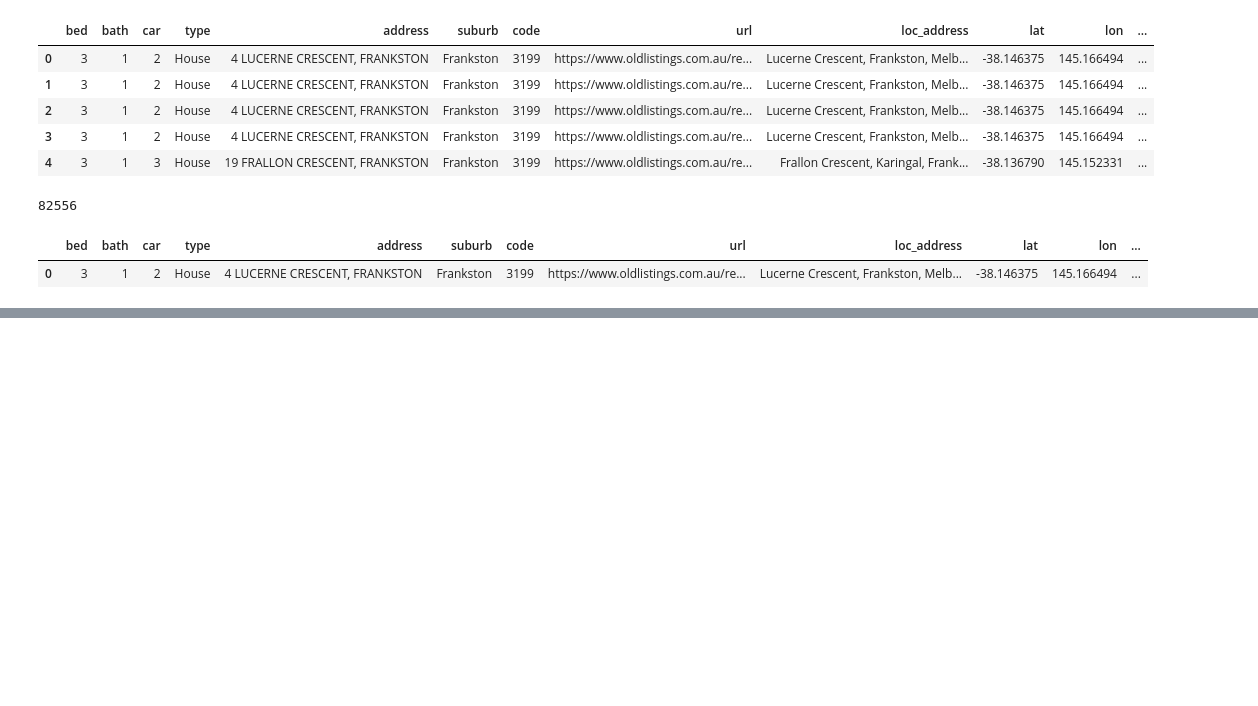
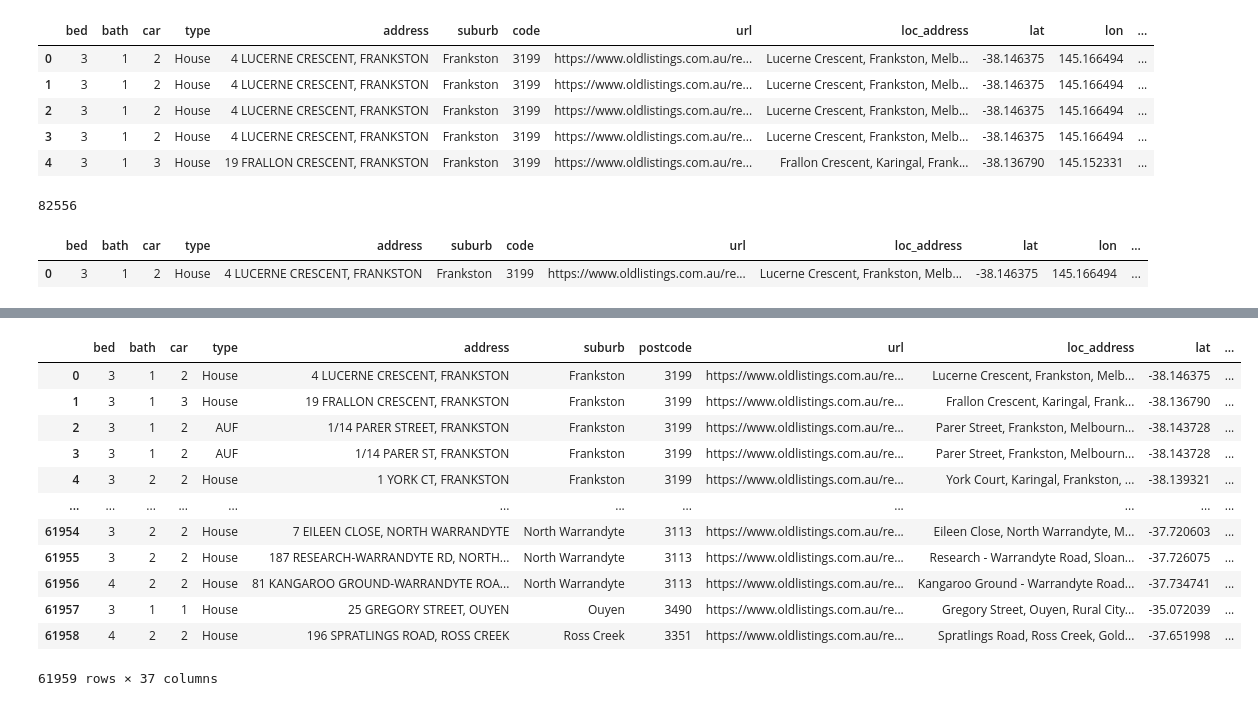
Before and after one commit to MAST30034-Applied-Data-Science/generic-real-estate-consulting-project-group-0, a Jupyter notebook: notebooks/feature_enger.ipynb, the cells around one changed output, grey strips where cells are left out. Saved outputs shown, nothing was run; the diff lists cells and outputs as text; code cells hidden in the pictures; blank space fills up the shorter version.

```diff
--- a/notebooks/feature_enger.ipynb
+++ b/notebooks/feature_enger.ipynb
@@ -96,0 +184,11 @@ KeyError: 12
+# %%
+school_df = pd.read_csv('../data/raw/schools.csv')
+school_df = school_df.drop(['Entity_Type', 'School_No', 'School_Status', 'Address_Line_1', 'Address_Line_2',
+         'Address_Town', 'Address_State', 'Address_Postcode',
+         'Postal_Address_Line_1', 'Postal_Address_Line_2', 'Postal_Town',
+         'Postal_State', 'Postal_Postcode', 'Full_Phone_No', 'LGA_ID',
+         'LGA_Name'], axis=1)
+school_type = ['Primary', 'Secondary', 'Pri/Sec']
+school_df = school_df.loc[school_df['School_Type'].isin(school_type)]
+school_df['geo_coordinate'] = [(x, y) for x,y in zip(school_df['Y'], school_df['X'])]
+school_df.head()
@@ -96,0 +202,4 @@ KeyError: 12
+# %%
+from scipy.spatial.distance import cdist
+df3['geo_coordinate'] = [(x, y) for x,y in zip(df3['lat'], df3['lon'])]
+df3.head()
@@ -96,0 +214,27 @@ KeyError: 12
+# %%
+def closest_point(point, points):
+    """ Find closest point from a list of points. """
+    return points[cdist([point], points).argmin()]
+
+def match_value(df, col1, x, col2):
+    """ Match value x from col1 row to value in col2. """
+    return df[df[col1] == x][col2].values[0]
+# %%
+df3['closest_school_loc'] = tqdm([closest_point(x, list(school_df['geo_coordinate'])) for x in df3['geo_coordinate']])
+df3['school_name'] = tqdm([match_value(school_df, 'geo_coordinate', x, 'School_Name') for x in df3['closest_school_loc']])
+# %%
+df3
+# %% [output]
+|  | bed | bath | car | type | address | suburb | postcode | url | loc_address | lat | ... |
+| 0 | 3 | 1 | 2 | House | 4 LUCERNE CRESCENT, FRANKSTON | Frankston | 3199 | https://www.oldlistings.com.au/re... | Lucerne Crescent, Frankston, Melb... | -38.146375 | ... |
+| 1 | 3 | 1 | 3 | House | 19 FRALLON CRESCENT, FRANKSTON | Frankston | 3199 | https://www.oldlistings.com.au/re... | Frallon Crescent, Karingal, Frank... | -38.136790 | ... |
+| 2 | 3 | 1 | 2 | AUF | 1/14 PARER STREET, FRANKSTON | Frankston | 3199 | https://www.oldlistings.com.au/re... | Parer Street, Frankston, Melbourn... | -38.143728 | ... |
+| 3 | 3 | 1 | 2 | AUF | 1/14 PARER ST, FRANKSTON | Frankston | 3199 | https://www.oldlistings.com.au/re... | Parer Street, Frankston, Melbourn... | -38.143728 | ... |
+| 4 | 3 | 2 | 2 | House | 1 YORK CT, FRANKSTON | Frankston | 3199 | https://www.oldlistings.com.au/re... | York Court, Karingal, Frankston, ... | -38.139321 | ... |
+| ... | ... | ... | ... | ... | ... | ... | ... | ... | ... | ... | ... |
+| 61954 | 3 | 2 | 2 | House | 7 EILEEN CLOSE, NORTH WARRANDYTE | North Warrandyte | 3113 | https://www.oldlistings.com.au/re... | Eileen Close, North Warrandyte, M... | -37.720603 | ... |
+| 61955 | 3 | 2 | 2 | House | 187 RESEARCH-WARRANDYTE RD, NORTH... | North Warrandyte | 3113 | https://www.oldlistings.com.au/re... | Research - Warrandyte Road, Sloan... | -37.726075 | ... |
+| 61956 | 4 | 2 | 2 | House | 81 KANGAROO GROUND-WARRANDYTE ROA... | North Warrandyte | 3113 | https://www.oldlistings.com.au/re... | Kangaroo Ground - Warrandyte Road... | -37.734741 | ... |
+| 61957 | 3 | 1 | 1 | House | 25 GREGORY STREET, OUYEN | Ouyen | 3490 | https://www.oldlistings.com.au/re... | Gregory Street, Ouyen, Rural City... | -35.072039 | ... |
+| 61958 | 4 | 2 | 2 | House | 196 SPRATLINGS ROAD, ROSS CREEK | Ross Creek | 3351 | https://www.oldlistings.com.au/re... | Spratlings Road, Ross Creek, Gold... | -37.651998 | ... |
+61959 rows × 37 columns
```
Also changed, not shown: parts of 24 cells of this notebook, 3 other files.
